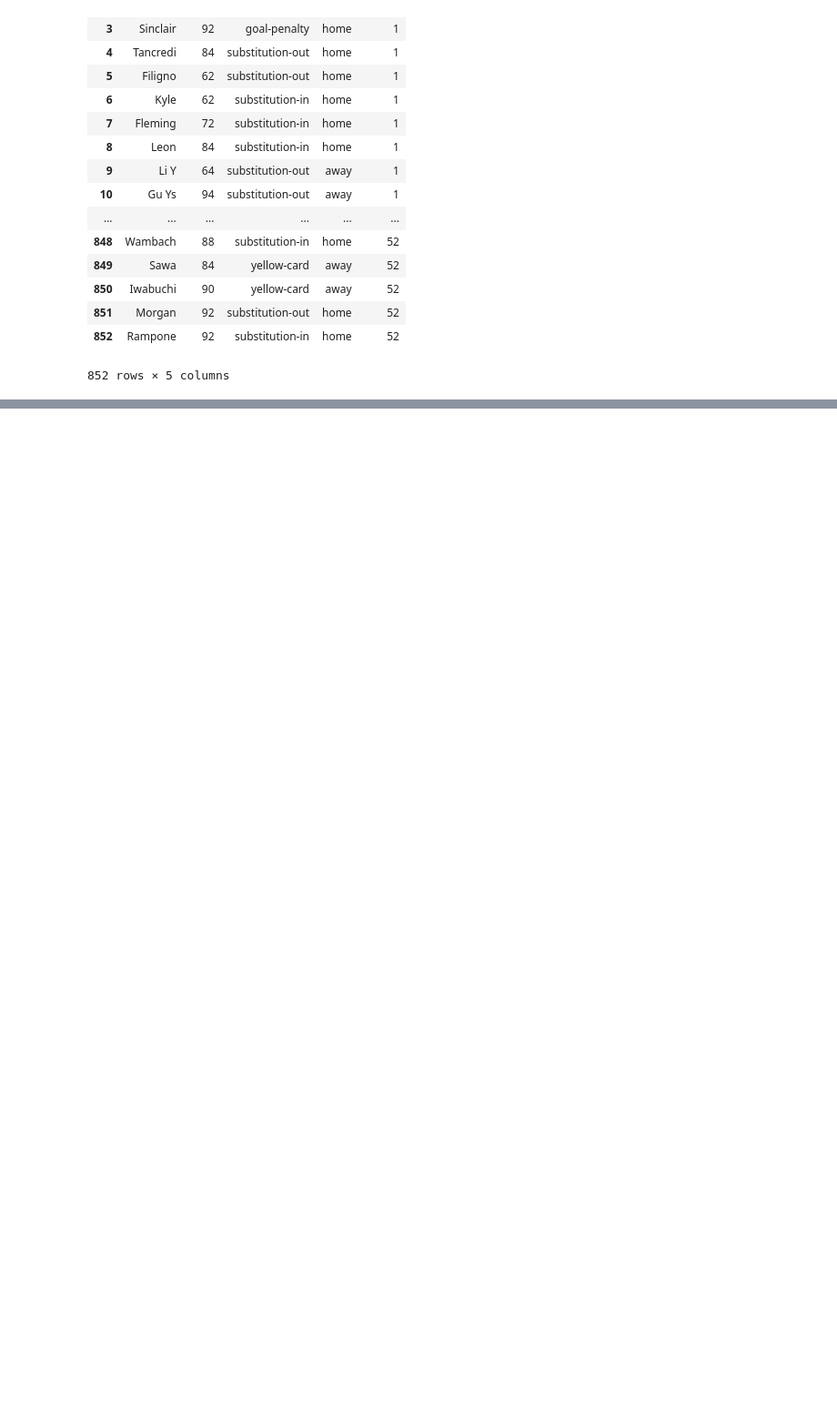
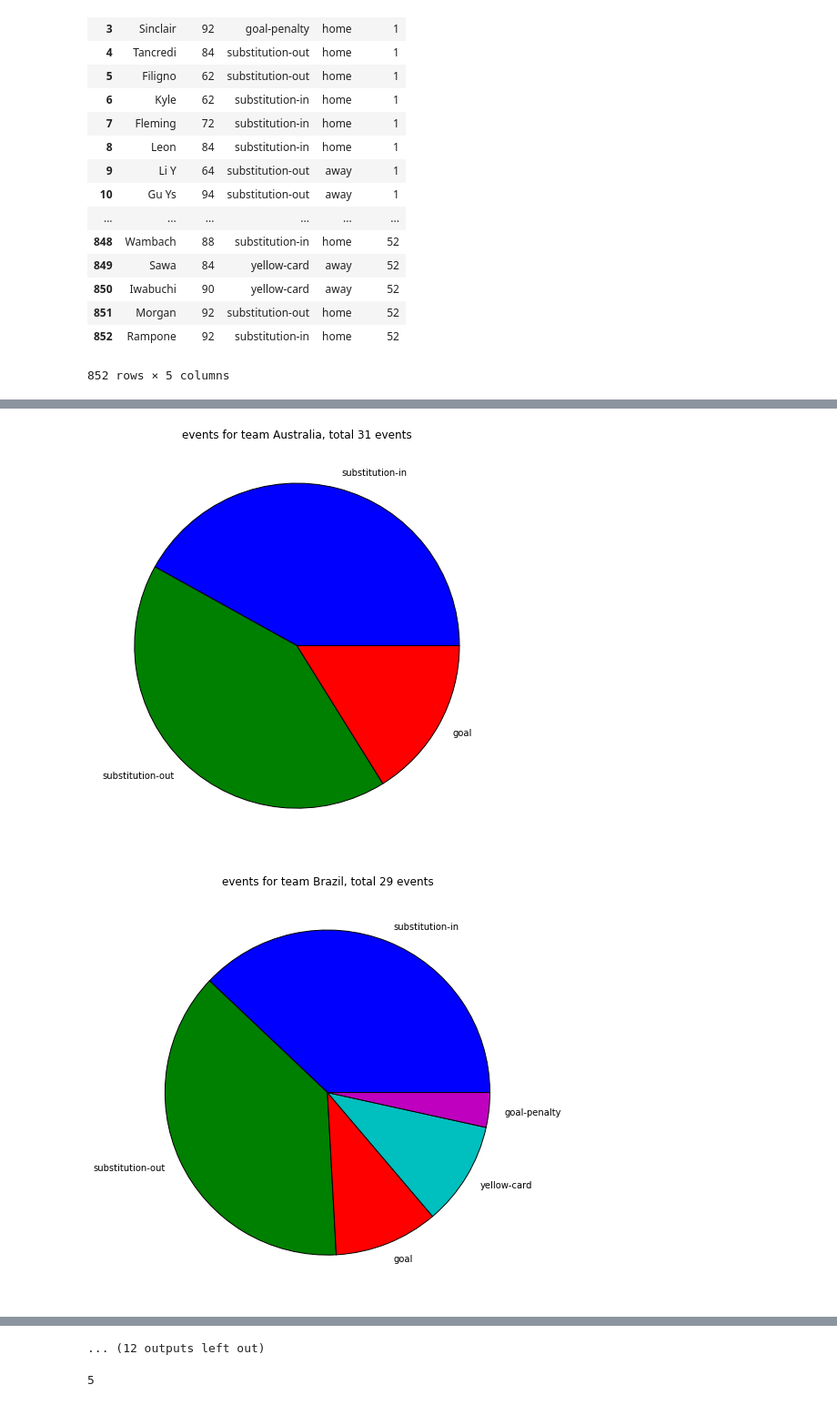
Before and after one commit to scko823/2015-womens-world-cup, a Jupyter notebook: 2015 FIFA Women's World Cup.ipynb, the cells around one changed output, grey strips where cells are left out. Shown at 91% size. Cells and saved outputs as stored; diff of their text form; code cells hidden in the pictures; blank space fills up the shorter version.

```diff
--- a/2015 FIFA Women's World Cup.ipynb
+++ b/2015 FIFA Women's World Cup.ipynb
@@ -426,0 +423,3 @@ dtype: int64
+# %%
+home_team = match['home_team'].values
+away_team = match['away_team'].values
@@ -426,0 +457,7 @@ dtype: int64
+# %%
+%time
+for i in range(len(unpacked_events)):
+    if unpacked_events.loc[i+1, 'team'] == 'away':
+        unpacked_events.ix[i+1, 'team'] = away_team[unpacked_events.ix[i+1, 'match']-1]
+    else:
+        unpacked_events.ix[i+1, 'team']= home_team[unpacked_events.ix[i+1, 'match']-1]
@@ -426,0 +506,23 @@ dtype: int64
+# %%
+events_by_team = unpacked_events.groupby('team').type_of_event.value_counts()
+# %%
+events_by_team = events_by_team.reset_index()
+events_by_team.columns = ['team','type_of_event','count']
+# %%
+team_gpby = events_by_team.groupby('team')
+# for i in team_gpby:
+#     j = i[1]
+#     print j['count'].sum()
+for i in team_gpby:
+    j = i[1]
+    team_name = i[0]
+    j =j.reset_index()
+    j = j.set_index('type_of_event')
+
+    j['count'].plot(kind='pie',figsize = (8,8)) #using j.count confuse pandas, thinking I want to count it
+    plt.ylabel('')
+    plt.title('events for team '+team_name +', total '+str(j['count'].sum())+' events')
+    plt.show()
+# %% [output]
+[figure, added]
+[figure, added]
@@ -426,0 +539,5 @@ dtype: int64
+... (12 outputs left out)
+# %%
+events_by_team.iloc[2,]
+# %% [output]
+5
```
Also changed, not shown: parts of 24 cells of this notebook.
